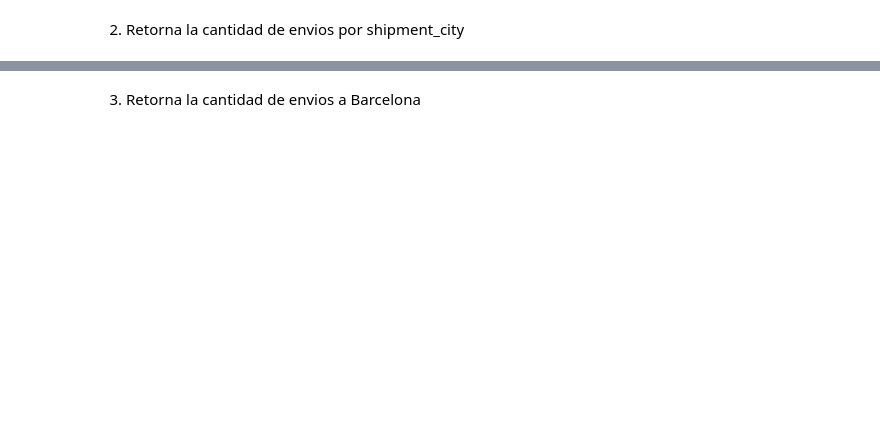
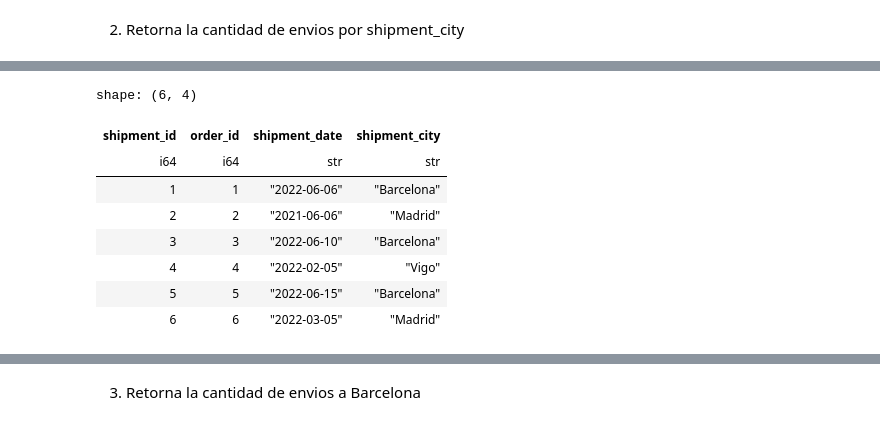
Before and after one commit to angelgvill/DS102024, a Jupyter notebook: 2-DataAnalysis/6-DataBase/1-Intro_DBs/intro_sql_sqlalchemy.ipynb, the cells around one changed output, grey strips where cells are left out. Saved outputs shown, nothing was run; the diff lists cells and outputs as text; code cells hidden in the pictures; blank space fills up the shorter version.

```diff
--- a/2-DataAnalysis/6-DataBase/1-Intro_DBs/intro_sql_sqlalchemy.ipynb
+++ b/2-DataAnalysis/6-DataBase/1-Intro_DBs/intro_sql_sqlalchemy.ipynb
@@ -287,2 +306,7 @@ ejecutar_query(query=query, devolver_polars=True)
 # %% [markdown]
 2. Retorna la cantidad de envios por shipment_city
+# %%
+query ='SELECT * FROM Shipments'     #lo primero, saber las ciudades que hay
+
+ejecutar_query(query=query, devolver_polars=True)
+# %% [output]
@@ -289 +317,10 @@ ejecutar_query(query=query, devolver_polars=True)
+shape: (6, 4)
+| shipment_id | order_id | shipment_date | shipment_city |
+| i64 | i64 | str | str |
+| 1 | 1 | "2022-06-06" | "Barcelona" |
+| 2 | 2 | "2021-06-06" | "Madrid" |
+| 3 | 3 | "2022-06-10" | "Barcelona" |
+| 4 | 4 | "2022-02-05" | "Vigo" |
+| 5 | 5 | "2022-06-15" | "Barcelona" |
+| 6 | 6 | "2022-03-05" | "Madrid" |
 # %%
```
Also changed, not shown: parts of 28 cells of this notebook, 3 other files.
